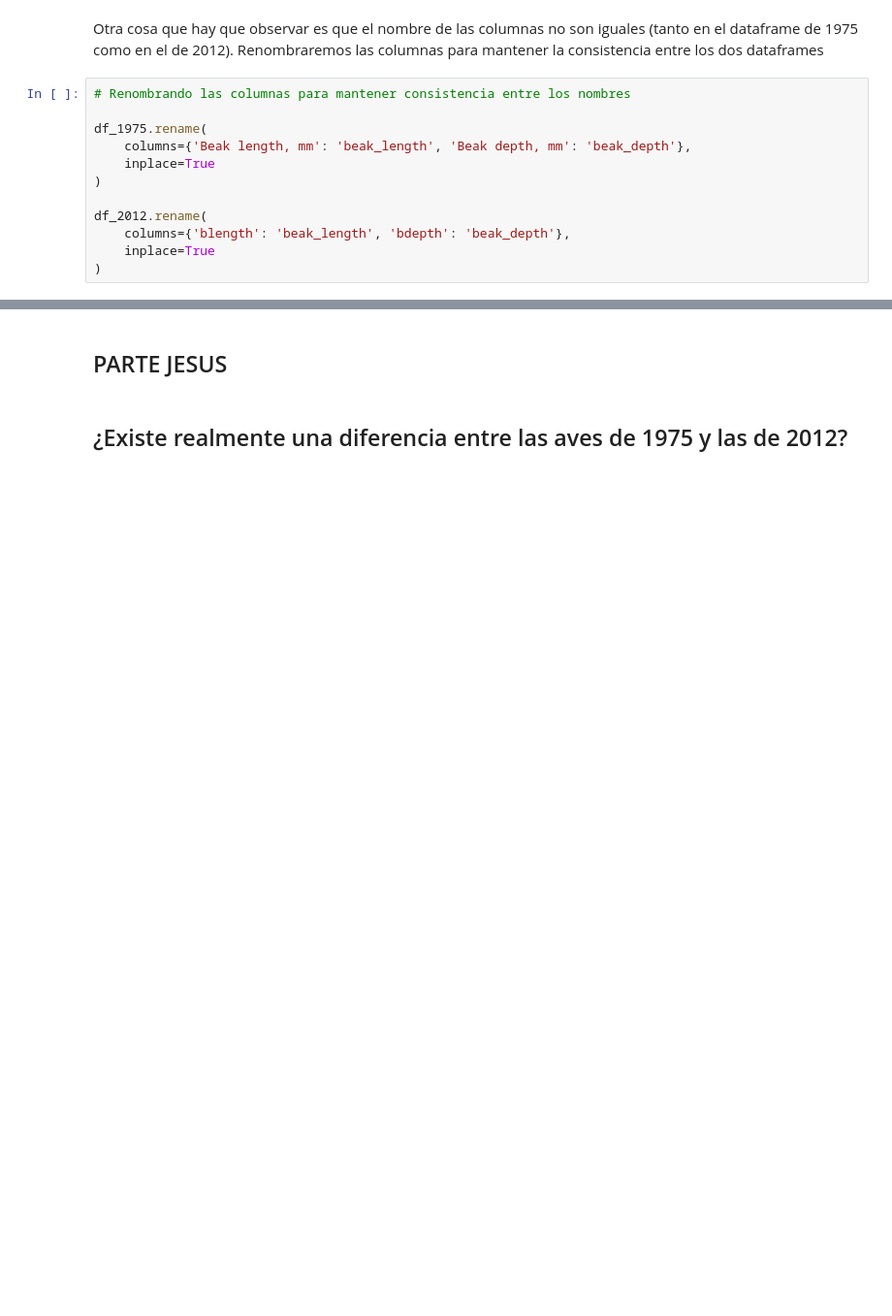
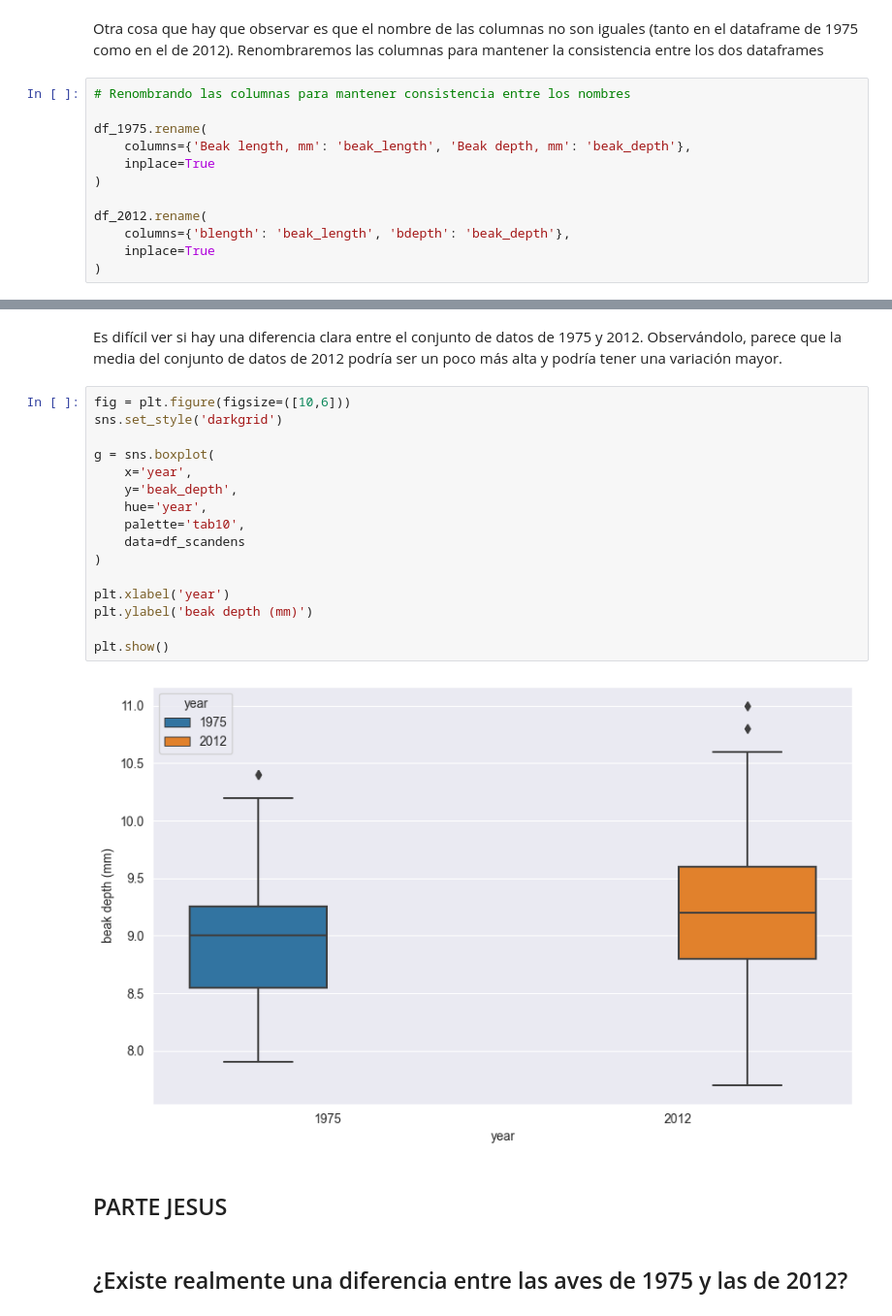
Before and after one commit to jmartingv/proyecto-probstats-mcd, a Jupyter notebook: proyecto.ipynb, the cells around one changed output, grey strips where cells are left out. Shown at 97% size. Drawn from its saved outputs; the diff is of its cells as text; blank space fills up the shorter version.

```diff
--- a/proyecto.ipynb
+++ b/proyecto.ipynb
@@ -121,3 +246,23 @@ df_2012.rename(
+# %% [markdown]
+Es difícil ver si hay una diferencia clara entre el conjunto de datos de 1975 y 2012. Observándolo, parece que la media del conjunto de datos de 2012 podría ser un poco más alta y podría tener una variación mayor.
+# %%
+fig = plt.figure(figsize=([10,6]))
+sns.set_style('darkgrid')
+
+g = sns.boxplot(
+    x='year',
+    y='beak_depth',
+    hue='year',
+    palette='tab10',
+    data=df_scandens
+)
+
+plt.xlabel('year')
+plt.ylabel('beak depth (mm)')
+
+plt.show()
+# %% [output]
+[figure, added]
 # %% [markdown]
 ## PARTE JESUS
 # %% [markdown]
```
Also changed, not shown: parts of 13 cells of this notebook.
